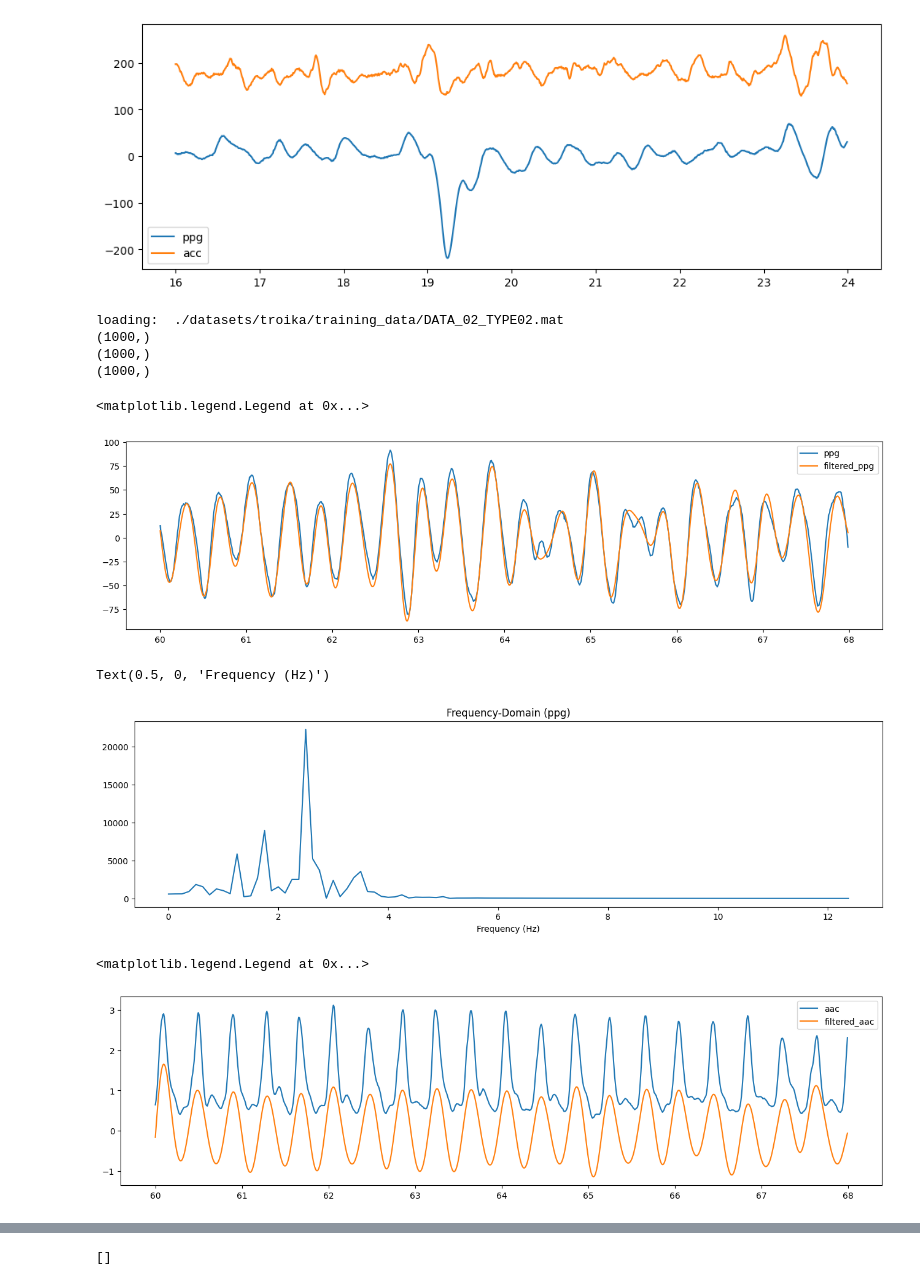
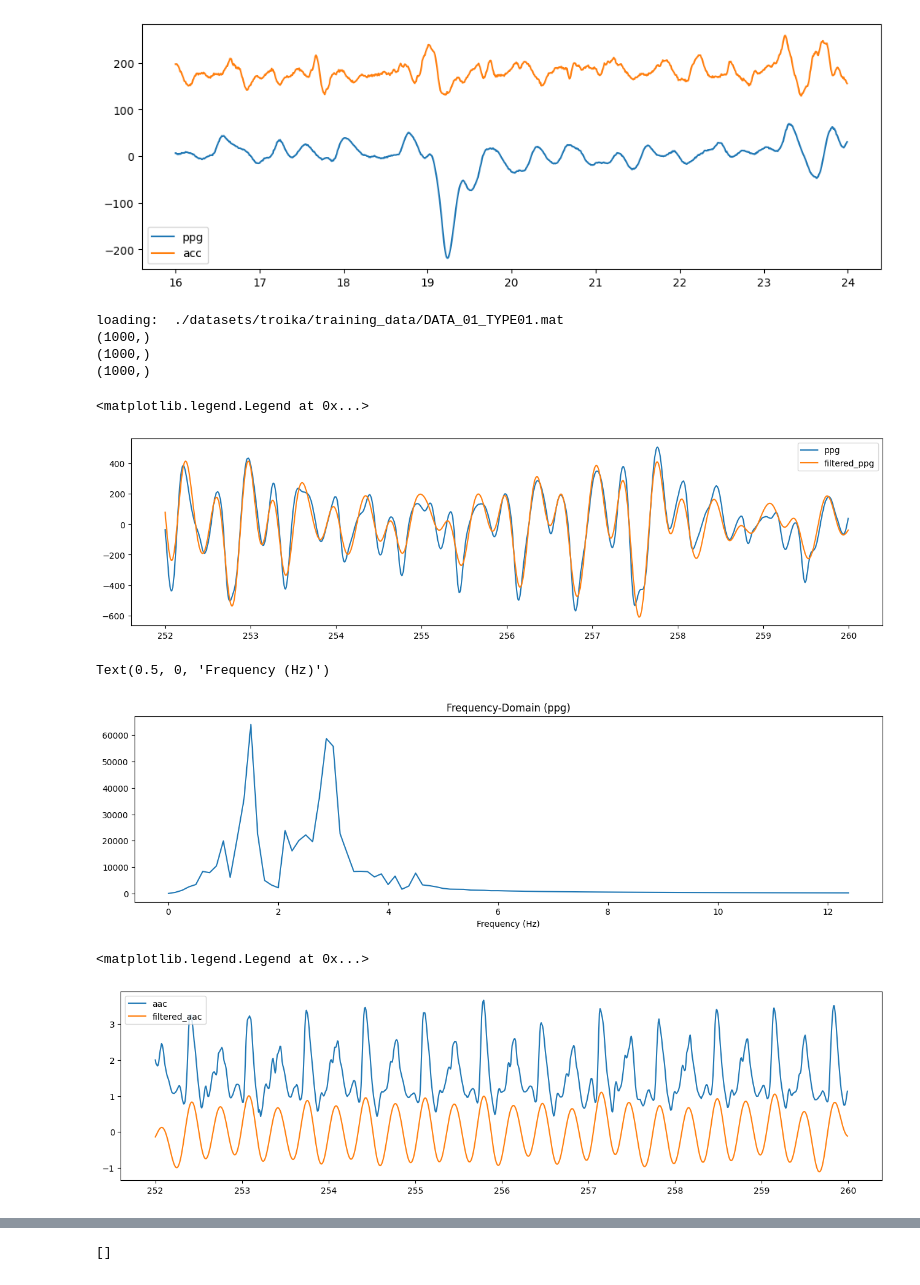
Before and after one commit to nathan-standafer/nd320-c4-wearable-data-project-starter, a Jupyter notebook: part_1/pulse_rate_starter.ipynb, the cells around one changed output, grey strips where cells are left out. Saved outputs shown, nothing was run; the diff lists cells and outputs as text; code cells hidden in the pictures.

```diff
--- a/part_1/pulse_rate_starter.ipynb
+++ b/part_1/pulse_rate_starter.ipynb
@@ -237,42 +320,42 @@ loading:  ./datasets/troika/training_data/DATA_02_TYPE02.mat
 [figure]
 # %%
 # *************************************************
-data_file = data_files[1]
+data_file = data_files[0]
 print("loading: ", data_file)
 sig_data = LoadTroikaDataFile(data_file)
 ppg, accx, accy, accz = LoadTroikaDataFile(data_file)
 
 #grab an 8 second time window
-begin_second = 60
+begin_second = 252
 begin_idx = begin_second*fs
 end_idx = (8+begin_second)*fs
 
 ppg = ppg[begin_idx:end_idx]
 accx = accx[begin_idx:end_idx]
 accy = accy[begin_idx:end_idx]
 accz = accz[begin_idx:end_idx]
 
 acc_total = np.sqrt(np.square(accx) + np.square(accy) + np.square(accz))
 
 
 
 filtered_ppg = BandpassFilter(ppg, (.5, 4), fs)  #bandpass range is between 30 and 240 bpm
 
 print(ts[begin_idx:end_idx].shape)
 print(ppg.shape)
 print(filtered_ppg.shape)
 
 plt.figure(figsize=(16, 4))
 plt.plot(ts[begin_idx:end_idx],          ppg, label='ppg')
 plt.plot(ts[begin_idx:end_idx], filtered_ppg, label='filtered_ppg')
 plt.legend()
 # %% [output]
-loading:  ./datasets/troika/training_data/DATA_02_TYPE02.mat
+loading:  ./datasets/troika/training_data/DATA_01_TYPE01.mat
 (1000,)
 (1000,)
 (1000,)
 <matplotlib.legend.Legend at 0x...>
-[figure, old version]
+[figure, new version]
 # %%
 #apply fft to determine HR
 
@@ -285,7 +368,7 @@ plt.title('Frequency-Domain (ppg)')
 plt.xlabel('Frequency (Hz)')
 # %% [output]
 Text(0.5, 0, 'Frequency (Hz)')
-[figure, old version]
+[figure, new version]
 # %%
 filtered_acc_total = BandpassFilter(acc_total, (.5, 4), fs)  #bandpass range is between 30 and 240 bpm
 
@@ -295,7 +378,7 @@ plt.plot(ts[begin_idx:end_idx], filtered_acc_total, label='filtered_aac')
 plt.legend()
 # %% [output]
 <matplotlib.legend.Legend at 0x...>
-[figure, old version]
+[figure, new version]
 # %%
 #apply fft to determine frequencies that may interfere with HR PPG measurement
 
```
Also changed, not shown: parts of 6 cells of this notebook.
